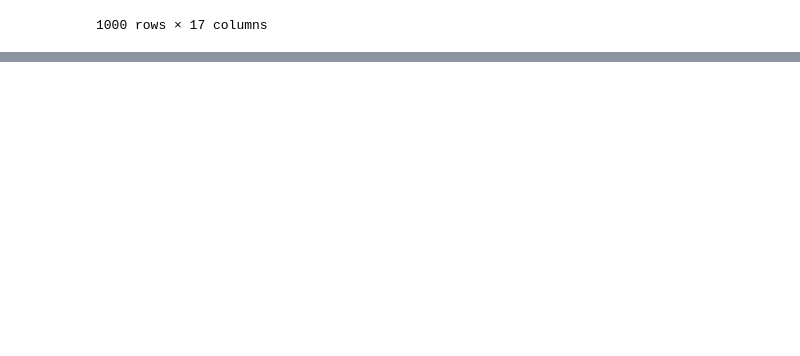
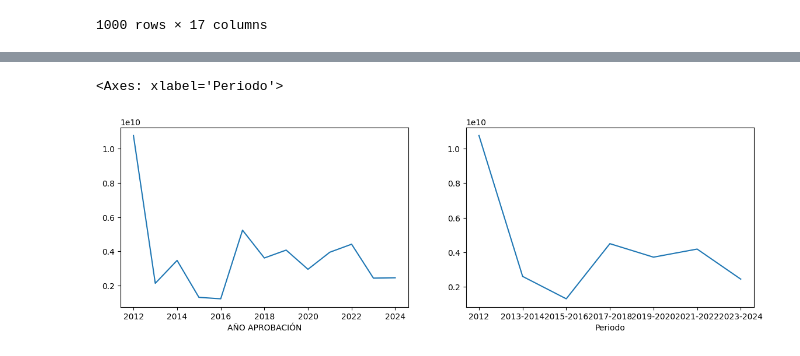
Before and after one commit to cortizbon/sgr_ofiscal, a Jupyter notebook: exper.ipynb, the cells around one changed output, grey strips where cells are left out. Drawn from its saved outputs; the diff is of its cells as text; code cells hidden in the pictures; blank space fills up the shorter version.

```diff
--- a/exper.ipynb
+++ b/exper.ipynb
@@ -148,0 +264,8 @@ samp_conts
+# %%
+fig, ax = plt.subplots(1, 2, figsize=(14, 4))
+
+samp.groupby('AÑO APROBACIÓN')['TOTAL PROYECTO'].mean().plot(kind='line', ax=ax[0])
+samp.groupby('Periodo')['TOTAL PROYECTO'].mean().plot(kind='line', ax=ax[1])
+# %% [output]
+<Axes: xlabel='Periodo'>
+[figure, added]
```
Also changed, not shown: parts of 11 cells of this notebook, 7 other files.
